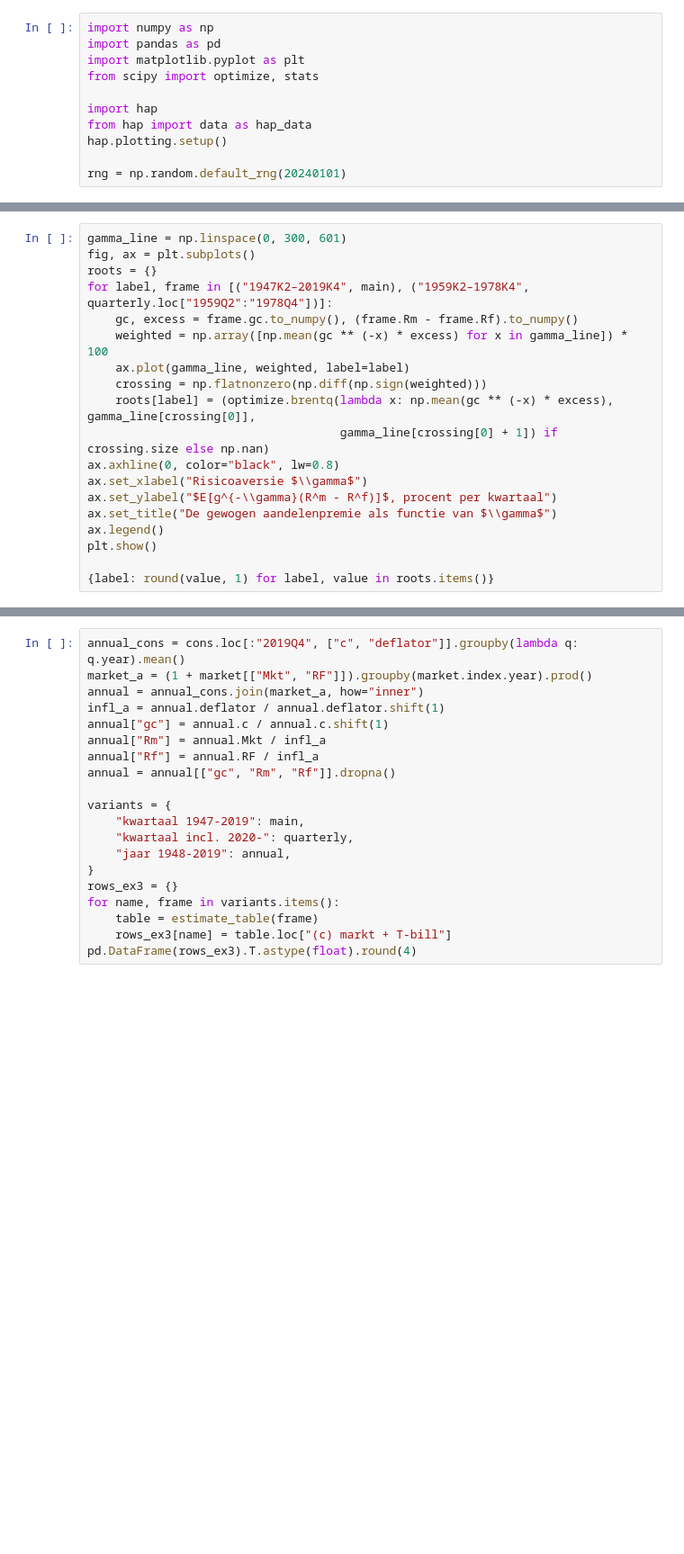
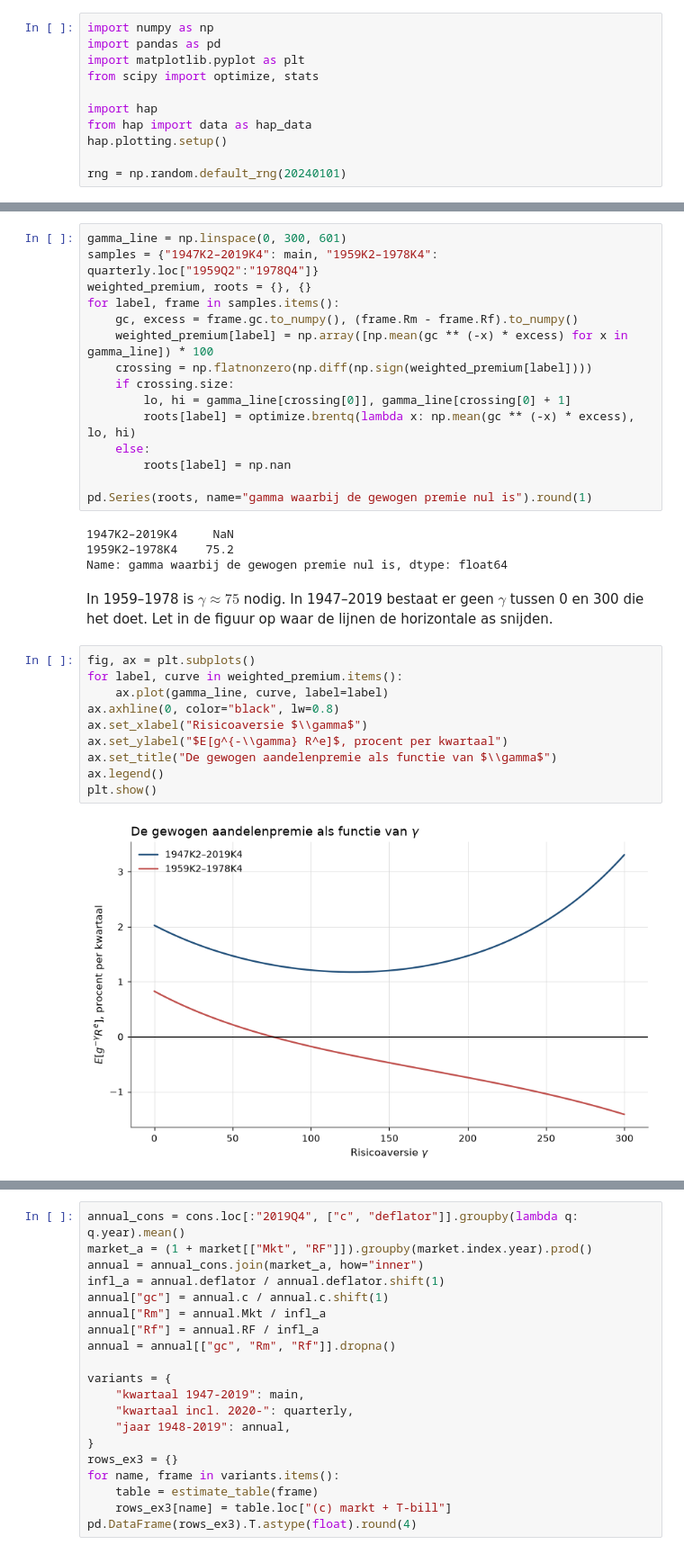
Before and after one commit to MaartenN14/history-asset-pricing, a Jupyter notebook: lectures/03_12_consumptie_capm.ipynb, the cells around one changed output, grey strips where cells are left out. Shown at 90% size. Drawn from its saved outputs; the diff is of its cells as text; blank space fills up the shorter version.

```diff
--- a/lectures/03_12_consumptie_capm.ipynb
+++ b/lectures/03_12_consumptie_capm.ipynb
@@ -1114,19 +105,0 @@ bij welke $\gamma$ hij nul wordt.
-# %%
-gamma_line = np.linspace(0, 300, 601)
-fig, ax = plt.subplots()
-roots = {}
-for label, frame in [("1947K2–2019K4", main), ("1959K2–1978K4", quarterly.loc["1959Q2":"1978Q4"])]:
-    gc, excess = frame.gc.to_numpy(), (frame.Rm - frame.Rf).to_numpy()
-    weighted = np.array([np.mean(gc ** (-x) * excess) for x in gamma_line]) * 100
-    ax.plot(gamma_line, weighted, label=label)
-    crossing = np.flatnonzero(np.diff(np.sign(weighted)))
-    roots[label] = (optimize.brentq(lambda x: np.mean(gc ** (-x) * excess), gamma_line[crossing[0]],
-                                    gamma_line[crossing[0] + 1]) if crossing.size else np.nan)
-ax.axhline(0, color="black", lw=0.8)
-ax.set_xlabel("Risicoaversie $\\gamma$")
-ax.set_ylabel("$E[g^{-\\gamma}(R^m - R^f)]$, procent per kwartaal")
-ax.set_title("De gewogen aandelenpremie als functie van $\\gamma$")
-ax.legend()
-plt.show()
-
-{label: round(value, 1) for label, value in roots.items()}
@@ -1367,0 +969,34 @@ conclusie?
+# %%
+gamma_line = np.linspace(0, 300, 601)
+samples = {"1947K2–2019K4": main, "1959K2–1978K4": quarterly.loc["1959Q2":"1978Q4"]}
+weighted_premium, roots = {}, {}
+for label, frame in samples.items():
+    gc, excess = frame.gc.to_numpy(), (frame.Rm - frame.Rf).to_numpy()
+    weighted_premium[label] = np.array([np.mean(gc ** (-x) * excess) for x in gamma_line]) * 100
+    crossing = np.flatnonzero(np.diff(np.sign(weighted_premium[label])))
+    if crossing.size:
+        lo, hi = gamma_line[crossing[0]], gamma_line[crossing[0] + 1]
+        roots[label] = optimize.brentq(lambda x: np.mean(gc ** (-x) * excess), lo, hi)
+    else:
+        roots[label] = np.nan
+
+pd.Series(roots, name="gamma waarbij de gewogen premie nul is").round(1)
+# %% [output]
+1947K2–2019K4     NaN
+1959K2–1978K4    75.2
+Name: gamma waarbij de gewogen premie nul is, dtype: float64
+# %% [markdown]
+In 1959–1978 is $\gamma \approx 75$ nodig. In 1947–2019 bestaat er geen $\gamma$
+tussen 0 en 300 die het doet. Let in de figuur op waar de lijnen de horizontale as snijden.
+# %%
+fig, ax = plt.subplots()
+for label, curve in weighted_premium.items():
+    ax.plot(gamma_line, curve, label=label)
+ax.axhline(0, color="black", lw=0.8)
+ax.set_xlabel("Risicoaversie $\\gamma$")
+ax.set_ylabel("$E[g^{-\\gamma} R^e]$, procent per kwartaal")
+ax.set_title("De gewogen aandelenpremie als functie van $\\gamma$")
+ax.legend()
+plt.show()
+# %% [output]
+[figure, added]
```
Also changed, not shown: parts of 50 cells of this notebook, 4 other files.
